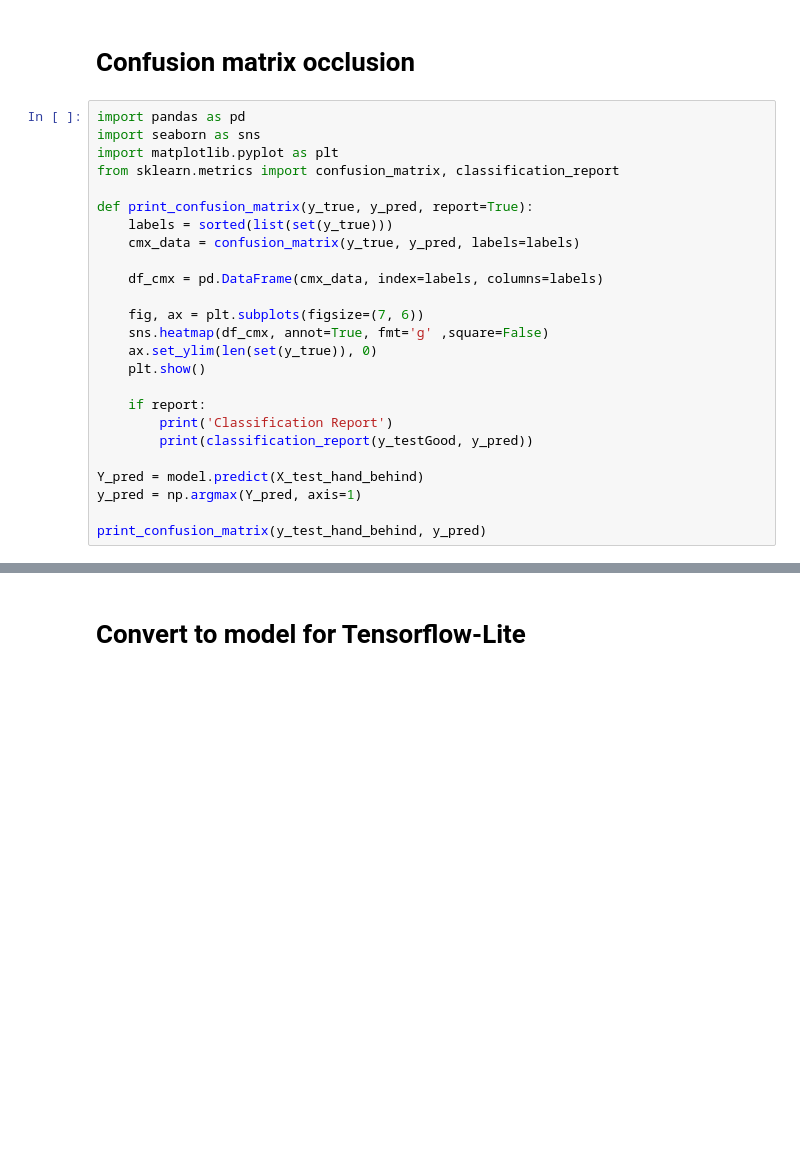
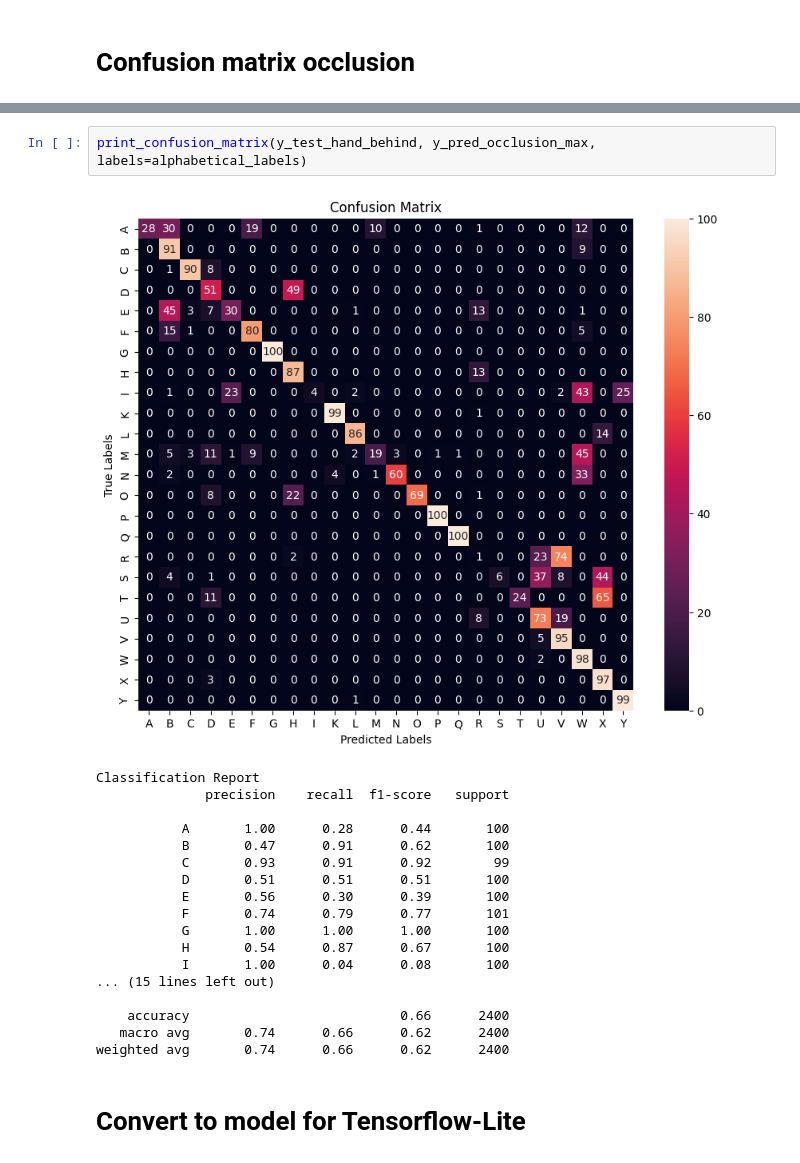
Before and after one commit to mijn35/thesis, a Jupyter notebook: Camera_pipeline_ML.ipynb, the cells around one changed output, grey strips where cells are left out. Drawn from its saved outputs; the diff is of its cells as text; blank space fills up the shorter version.

```diff
--- a/Camera_pipeline_ML.ipynb
+++ b/Camera_pipeline_ML.ipynb
@@ -314,27 +304,2 @@ weighted avg       0.89      0.87      0.86      2400
 # %% [markdown]
 # Confusion matrix occlusion
-# %%
-import pandas as pd
-import seaborn as sns
-import matplotlib.pyplot as plt
-from sklearn.metrics import confusion_matrix, classification_report
-
-def print_confusion_matrix(y_true, y_pred, report=True):
-    labels = sorted(list(set(y_true)))
-    cmx_data = confusion_matrix(y_true, y_pred, labels=labels)
-
-    df_cmx = pd.DataFrame(cmx_data, index=labels, columns=labels)
-
-    fig, ax = plt.subplots(figsize=(7, 6))
-    sns.heatmap(df_cmx, annot=True, fmt='g' ,square=False)
-    ax.set_ylim(len(set(y_true)), 0)
-    plt.show()
-
-    if report:
-        print('Classification Report')
-        print(classification_report(y_testGood, y_pred))
-
-Y_pred = model.predict(X_test_hand_behind)
-y_pred = np.argmax(Y_pred, axis=1)
-
-print_confusion_matrix(y_test_hand_behind, y_pred)
@@ -361,3 +306,24 @@ weighted avg       0.14      0.14      0.13      2400
+# %%
+print_confusion_matrix(y_test_hand_behind, y_pred_occlusion_max, labels=alphabetical_labels)
+# %% [output]
+[figure, added]
+Classification Report
+              precision    recall  f1-score   support
+
+           A       1.00      0.28      0.44       100
+           B       0.47      0.91      0.62       100
+           C       0.93      0.91      0.92        99
+           D       0.51      0.51      0.51       100
+           E       0.56      0.30      0.39       100
+           F       0.74      0.79      0.77       101
+           G       1.00      1.00      1.00       100
+           H       0.54      0.87      0.67       100
+           I       1.00      0.04      0.08       100
+... (15 lines left out)
+
+    accuracy                           0.66      2400
+   macro avg       0.74      0.66      0.62      2400
+weighted avg       0.74      0.66      0.62      2400
 # %% [markdown]
 # Convert to model for Tensorflow-Lite
 # %%
```
Also changed, not shown: parts of 29 cells of this notebook, 10 other files.
